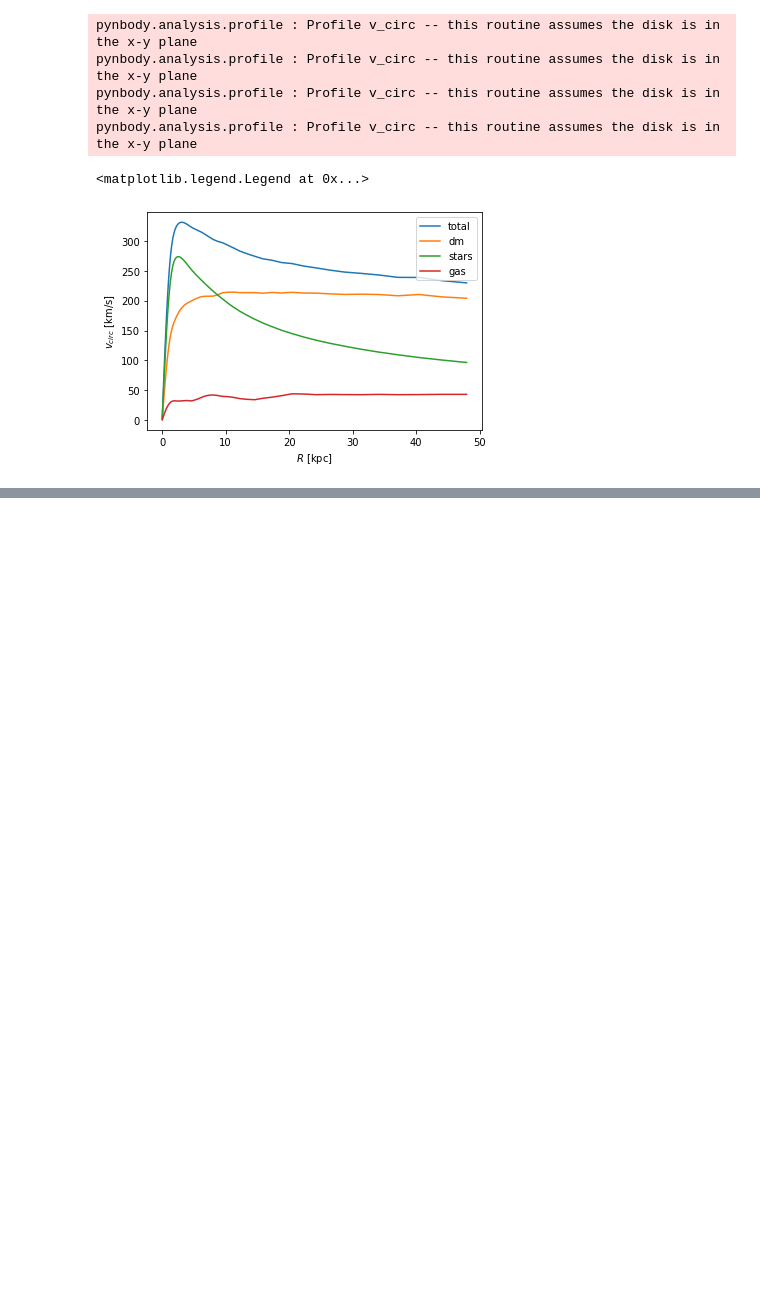
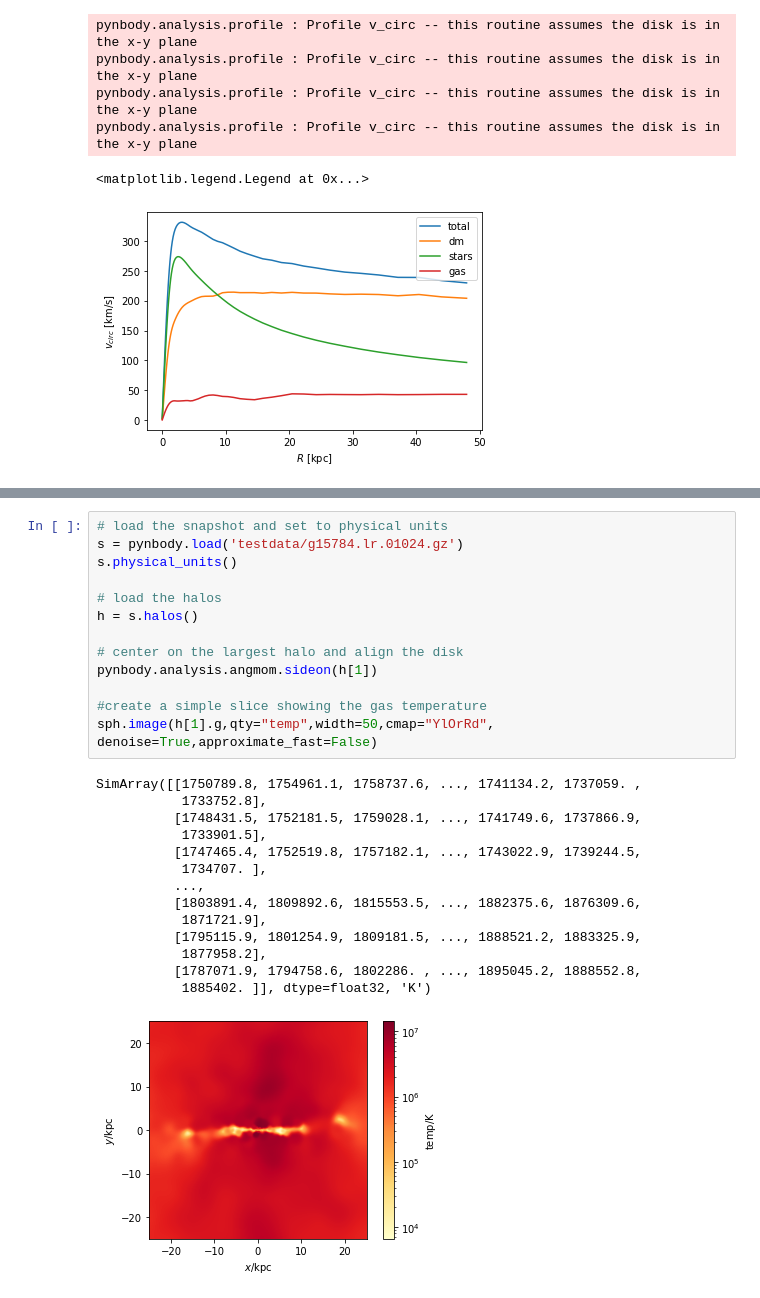
Before and after one commit to MikeyBoo/PyNBody-Notebook, a Jupyter notebook: My_pyNbody_Project.ipynb, the cells around one changed output, grey strips where cells are left out. Saved outputs shown, nothing was run; the diff lists cells and outputs as text; blank space fills up the shorter version.

```diff
--- a/My_pyNbody_Project.ipynb
+++ b/My_pyNbody_Project.ipynb
@@ -161,0 +299,28 @@ pynbody.analysis.profile : Profile v_circ -- this routine assumes the disk is in
+# %%
+# load the snapshot and set to physical units
+s = pynbody.load('testdata/g15784.lr.01024.gz')
+s.physical_units()
+
+# load the halos
+h = s.halos()
+
+# center on the largest halo and align the disk
+pynbody.analysis.angmom.sideon(h[1])
+
+#create a simple slice showing the gas temperature
+sph.image(h[1].g,qty="temp",width=50,cmap="YlOrRd", denoise=True,approximate_fast=False)
+# %% [output]
+SimArray([[1750789.8, 1754961.1, 1758737.6, ..., 1741134.2, 1737059. ,
+           1733752.8],
+          [1748431.5, 1752181.5, 1759028.1, ..., 1741749.6, 1737866.9,
+           1733901.5],
+          [1747465.4, 1752519.8, 1757182.1, ..., 1743022.9, 1739244.5,
+           1734707. ],
+          ...,
+          [1803891.4, 1809892.6, 1815553.5, ..., 1882375.6, 1876309.6,
+           1871721.9],
+          [1795115.9, 1801254.9, 1809181.5, ..., 1888521.2, 1883325.9,
+           1877958.2],
+          [1787071.9, 1794758.6, 1802286. , ..., 1895045.2, 1888552.8,
+           1885402. ]], dtype=float32, 'K')
+[figure, added]
```
Also changed, not shown: parts of 21 cells of this notebook.
